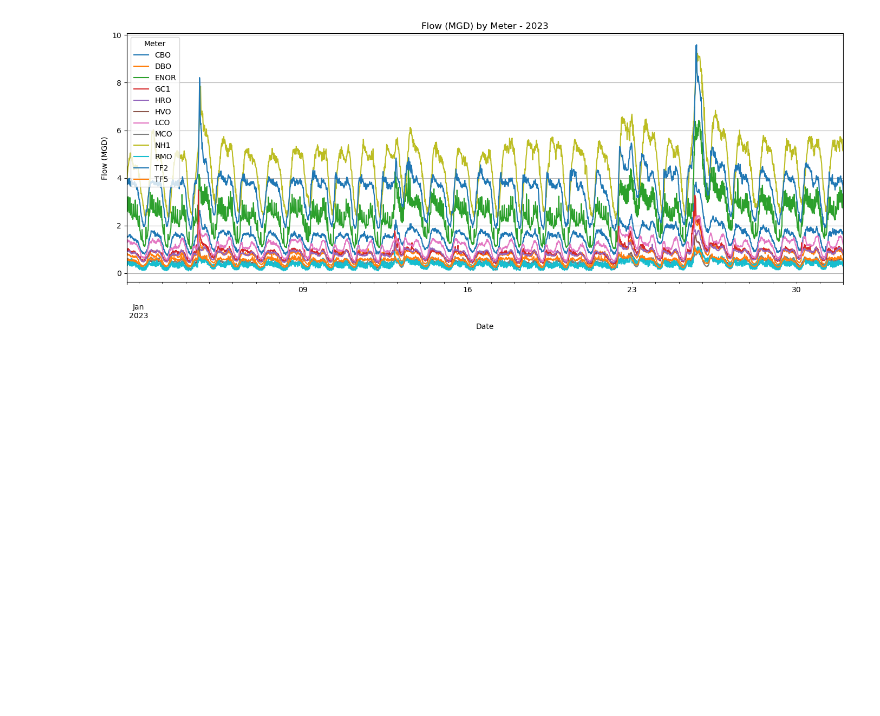
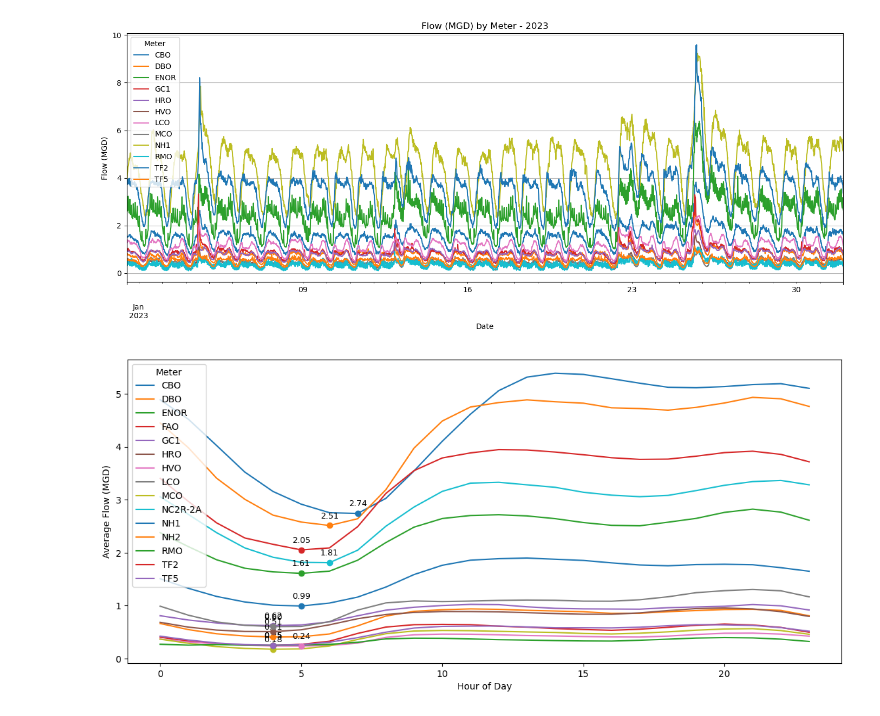
Before and after one commit to inmang13/CEE690_SoftwareEng_Spring26, a Jupyter notebook: RDII/scripts/scrap.ipynb, the cells around one changed output. Drawn from its saved outputs; the diff is of its cells as text; code cells hidden in the pictures; blank space fills up the shorter version.

```diff
--- a/RDII/scripts/scrap.ipynb
+++ b/RDII/scripts/scrap.ipynb
@@ -45,3 +40,33 @@ plt.tight_layout()
 plt.show()
 # %% [output]
 [figure]
+# %%
+# plot average diurnal pattern for each meter
+df['hour'] = df['DateTime'].dt.hour
+diurnal_pattern = df.groupby(['hour', 'Meter'])['Flow_MGD'].mean().unstack()
+
+plt.figure(figsize=(14,6))
+ax = diurnal_pattern.plot(ax=plt.gca())
+
+# add a point at the minimum for each line
+for meter in diurnal_pattern.columns:
+    min_hour = diurnal_pattern[meter].idxmin()
+    min_value = diurnal_pattern[meter].min()
+
+    ax.scatter(min_hour, min_value, zorder=5)  # add point
+    # optional annotation
+    ax.annotate(
+        f'{min_value:.2f}',
+        (min_hour, min_value),
+        textcoords='offset points',
+        xytext=(0,8),
+        ha='center',
+        fontsize=9
+    )
+
+plt.ylabel('Average Flow (MGD)')
+plt.xlabel('Hour of Day')
+plt.legend(title='Meter')
+plt.show()
+# %% [output]
+[figure, added]
```
Also changed, not shown: parts of 9 cells of this notebook, 6 other files.
